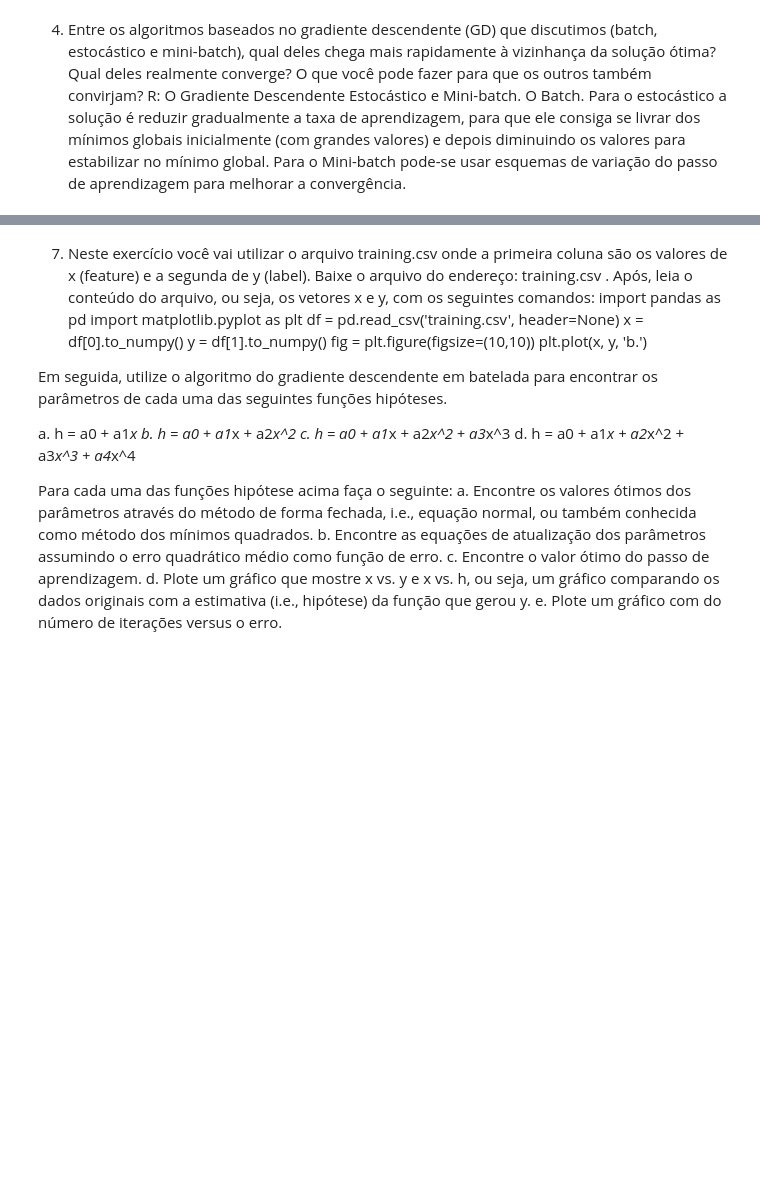
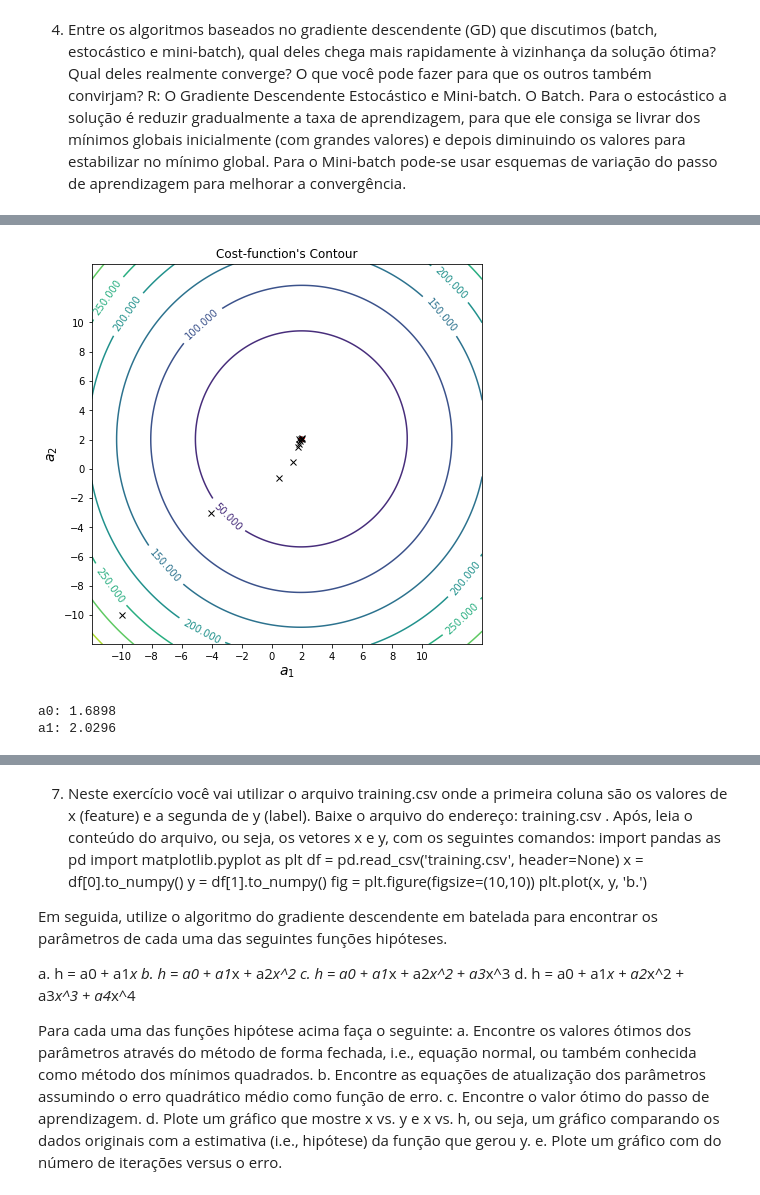
Before and after one commit to karlapereira/Karla-844-TP555, a Jupyter notebook: lista2/lista2.ipynb, the cells around one changed output, grey strips where cells are left out. Drawn from its saved outputs; the diff is of its cells as text; code cells hidden in the pictures; blank space fills up the shorter version.

```diff
--- a/lista2/lista2.ipynb
+++ b/lista2/lista2.ipynb
@@ -367,0 +303,55 @@ f. Baseando-se nos gráficos do item anterior, a que conclusões vocês podem ch
+# %%
+import numpy as np
+import random
+
+# Define the number of examples.
+M = 1000
+np.random.seed(20200413)
+# Generate target function.
+x1 = np.random.randn(M, 1)
+x2 = np.random.randn(M, 1)
+y = 2*x1 + 2*x2 + np.random.randn(M, 1)
+# Concatenate both column vectors, x1 and x2.
+X = np.c_[x1, x2]
+# Number of epochs.
+n_epochs = 1
+# Constant learning rate.
+alpha = 0.1
+# Random initialization of parameters.
+a = np.random.randn(2,1)
+
+# Stocastic gradient-descent loop.
+for epoch in range(n_epochs):
+    for i in range(M):
+        random_index = np.random.randint(M)
+        xi = X[random_index:random_index+1]
+        yi = y[random_index:random_index+1]
+        gradients = -2*xi.T.dot(yi - xi.dot(a))
+        a = a - alpha * gradients
+
+# Generate points for plotting the cost-function surface
+J = np.zeros((N,N))
+for iter1 in range(0, N):
+    for iter2 in range(0, N):
+        yhat = A1[iter1][iter2]*x1 + A2[iter1][iter2]*x2
+        J[iter1][iter2] = (1/M)*np.sum( np.square(y - yhat))
+
+# Plot contour figure
+fig = plt.figure(figsize=(7,7))
+cp = plt.contour(A1, A2, J)
+plt.clabel(cp, inline=1, fontsize=10)
+plt.xlabel('$a_1$', fontsize=14)
+plt.ylabel('$a_2$', fontsize=14)
+plt.title('Cost-function\'s Contour')
+plt.plot(a_opt[0], a_opt[1], c='r', marker='*')
+plt.plot(a_hist[0, 0:inc+1], a_hist[1, 0:inc+1], 'kx')
+plt.xticks(np.arange(-10, 12, step=2.0))
+plt.yticks(np.arange(-10, 12, step=2.0))
+plt.show()
+
+print('a0: %1.4f' % (a[0][0]))
+print('a1: %1.4f' % (a[1][0]))
+# %% [output]
+[figure, added]
+a0: 1.6898
+a1: 2.0296
```
Also changed, not shown: parts of 25 cells of this notebook, 1 other file.
